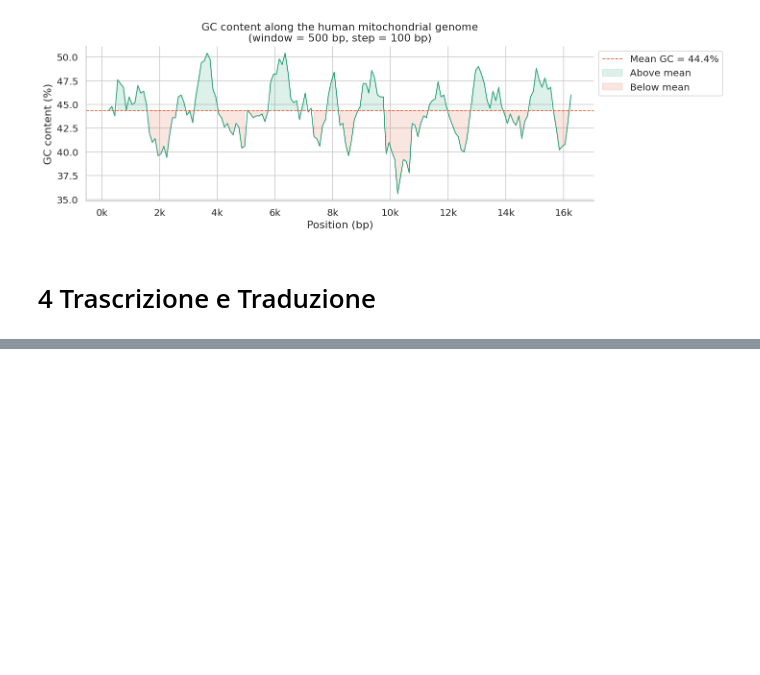
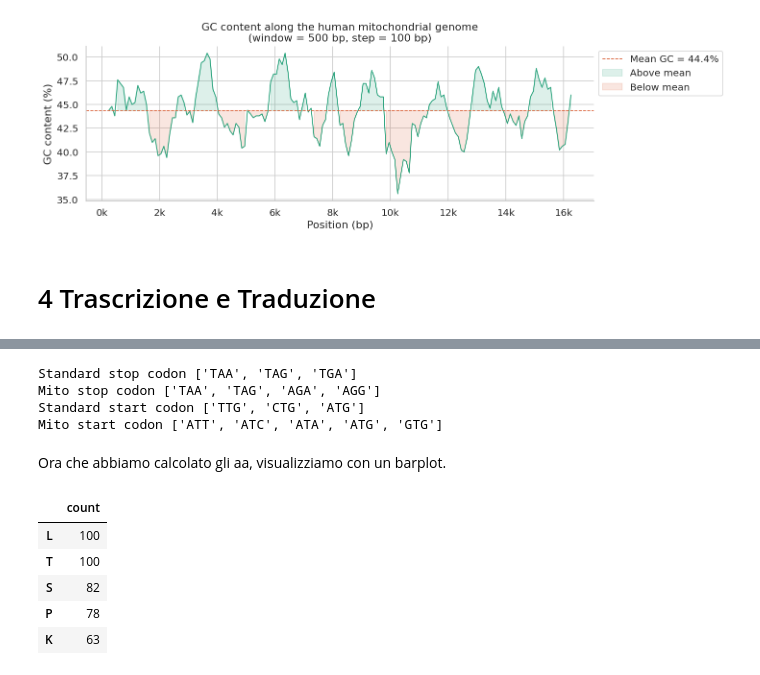
Before and after one commit to LorenzoBioinfo/import-biology, a Jupyter notebook: notebooks/SequenceAnalysis_Biopython.ipynb, the cells around one changed output, grey strips where cells are left out. Cells and saved outputs as stored; diff of their text form; code cells hidden in the pictures; blank space fills up the shorter version.

```diff
--- a/notebooks/SequenceAnalysis_Biopython.ipynb
+++ b/notebooks/SequenceAnalysis_Biopython.ipynb
@@ -311,0 +414,24 @@ plt.show()
+# %%
+print(f"Standard stop codon {standard_table.stop_codons}")
+print(f"Mito stop codon {mito_table.stop_codons}")
+
+print(f"Standard start codon {standard_table.start_codons}")
+print(f"Mito start codon {mito_table.start_codons}")
+# %% [output]
+Standard stop codon ['TAA', 'TAG', 'TGA']
+Mito stop codon ['TAA', 'TAG', 'AGA', 'AGG']
+Standard start codon ['TTG', 'CTG', 'ATG']
+Mito start codon ['ATT', 'ATC', 'ATA', 'ATG', 'GTG']
+# %% [markdown]
+Ora che abbiamo calcolato gli aa, visualizziamo con un barplot.
+# %%
+aa_df=pd.DataFrame.from_dict(aa_counts,orient='index',columns=['count'])
+aa_df=aa_df.sort_values('count',ascending=False)
+aa_df.head()
+# %% [output]
+|  | count |
+| L | 100 |
+| T | 100 |
+| S | 82 |
+| P | 78 |
+| K | 63 |
```
Also changed, not shown: parts of 32 cells of this notebook.
